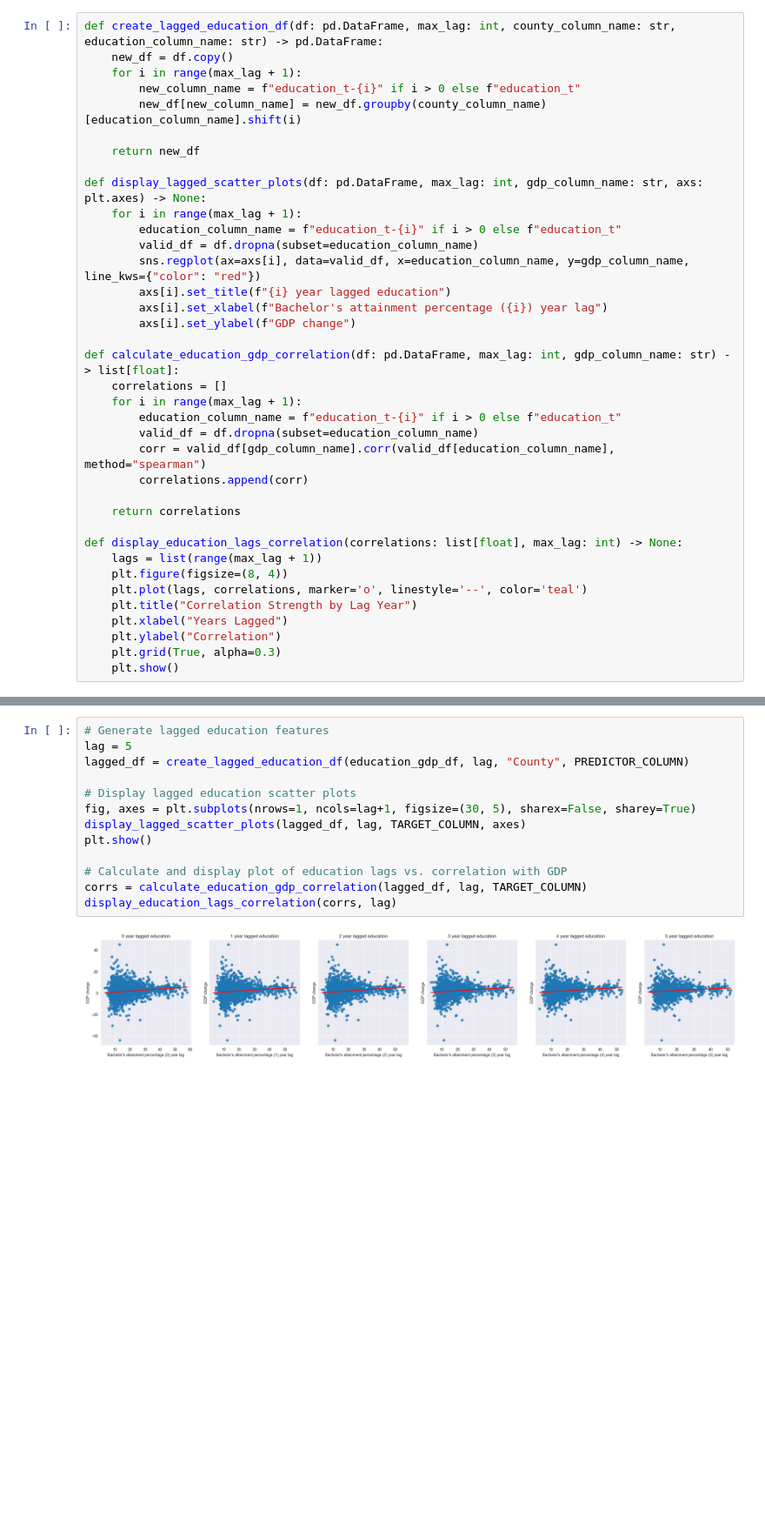
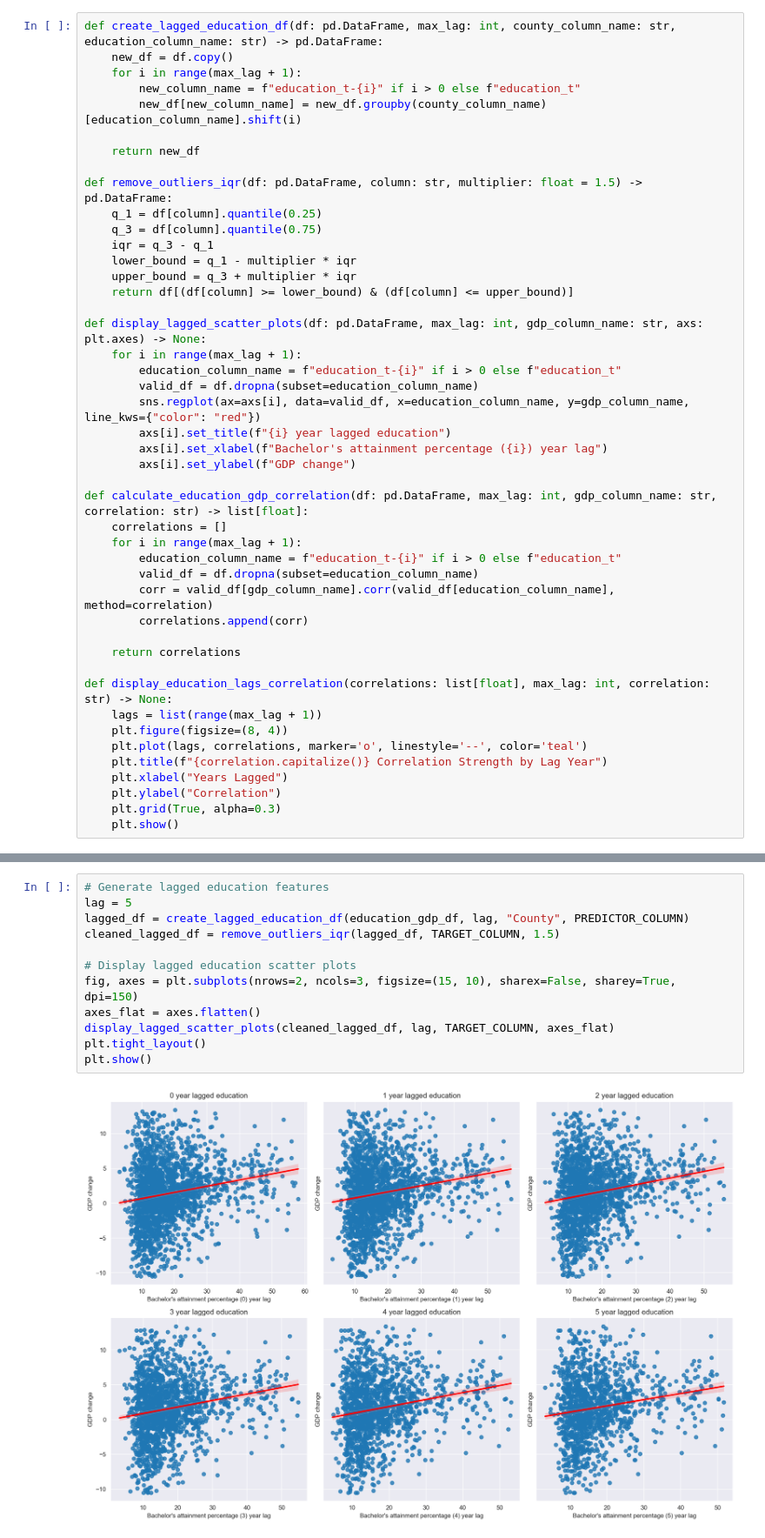
Before and after one commit to Gustavo-Galvao-e-Silva/TerraTrends, a Jupyter notebook: eda_notebooks/education_impact_analysis.ipynb, the cells around one changed output, grey strips where cells are left out. Shown at 87% size. Drawn from its saved outputs; the diff is of its cells as text; blank space fills up the shorter version.

```diff
--- a/eda_notebooks/education_impact_analysis.ipynb
+++ b/eda_notebooks/education_impact_analysis.ipynb
@@ -77,6 +109,14 @@ def create_lagged_education_df(df: pd.DataFrame, max_lag: int, county_column_nam
         new_df[new_column_name] = new_df.groupby(county_column_name)[education_column_name].shift(i)
 
     return new_df
+
+def remove_outliers_iqr(df: pd.DataFrame, column: str, multiplier: float = 1.5) -> pd.DataFrame:
+    q_1 = df[column].quantile(0.25)
+    q_3 = df[column].quantile(0.75)
+    iqr = q_3 - q_1
+    lower_bound = q_1 - multiplier * iqr
+    upper_bound = q_3 + multiplier * iqr
+    return df[(df[column] >= lower_bound) & (df[column] <= upper_bound)]
 
 def display_lagged_scatter_plots(df: pd.DataFrame, max_lag: int, gdp_column_name: str, axs: plt.axes) -> None:
     for i in range(max_lag + 1):
@@ -87,21 +127,21 @@ def display_lagged_scatter_plots(df: pd.DataFrame, max_lag: int, gdp_column_name
         axs[i].set_xlabel(f"Bachelor's attainment percentage ({i}) year lag")
         axs[i].set_ylabel(f"GDP change")
 
-def calculate_education_gdp_correlation(df: pd.DataFrame, max_lag: int, gdp_column_name: str) -> list[float]:
+def calculate_education_gdp_correlation(df: pd.DataFrame, max_lag: int, gdp_column_name: str, correlation: str) -> list[float]:
     correlations = []
     for i in range(max_lag + 1):
         education_column_name = f"education_t-{i}" if i > 0 else f"education_t"
         valid_df = df.dropna(subset=education_column_name)
-        corr = valid_df[gdp_column_name].corr(valid_df[education_column_name], method="spearman")
+        corr = valid_df[gdp_column_name].corr(valid_df[education_column_name], method=correlation)
         correlations.append(corr)
 
     return correlations
 
-def display_education_lags_correlation(correlations: list[float], max_lag: int) -> None:
+def display_education_lags_correlation(correlations: list[float], max_lag: int, correlation: str) -> None:
     lags = list(range(max_lag + 1))
     plt.figure(figsize=(8, 4))
     plt.plot(lags, correlations, marker='o', linestyle='--', color='teal')
-    plt.title("Correlation Strength by Lag Year")
+    plt.title(f"{correlation.capitalize()} Correlation Strength by Lag Year")
     plt.xlabel("Years Lagged")
     plt.ylabel("Correlation")
     plt.grid(True, alpha=0.3)
@@ -109,15 +167,14 @@ def display_education_lags_correlation(correlations: list[float], max_lag: int)
 # %%
 # Generate lagged education features
 lag = 5
 lagged_df = create_lagged_education_df(education_gdp_df, lag, "County", PREDICTOR_COLUMN)
+cleaned_lagged_df = remove_outliers_iqr(lagged_df, TARGET_COLUMN, 1.5)
 
 # Display lagged education scatter plots
-fig, axes = plt.subplots(nrows=1, ncols=lag+1, figsize=(30, 5), sharex=False, sharey=True)
-display_lagged_scatter_plots(lagged_df, lag, TARGET_COLUMN, axes)
+fig, axes = plt.subplots(nrows=2, ncols=3, figsize=(15, 10), sharex=False, sharey=True, dpi=150)
+axes_flat = axes.flatten()
+display_lagged_scatter_plots(cleaned_lagged_df, lag, TARGET_COLUMN, axes_flat)
+plt.tight_layout()
 plt.show()
-
-# Calculate and display plot of education lags vs. correlation with GDP
-corrs = calculate_education_gdp_correlation(lagged_df, lag, TARGET_COLUMN)
-display_education_lags_correlation(corrs, lag)
 # %% [output]
-[figure, old version]
+[figure, new version]
```
Also changed, not shown: parts of 10 cells of this notebook, 1 other file.
